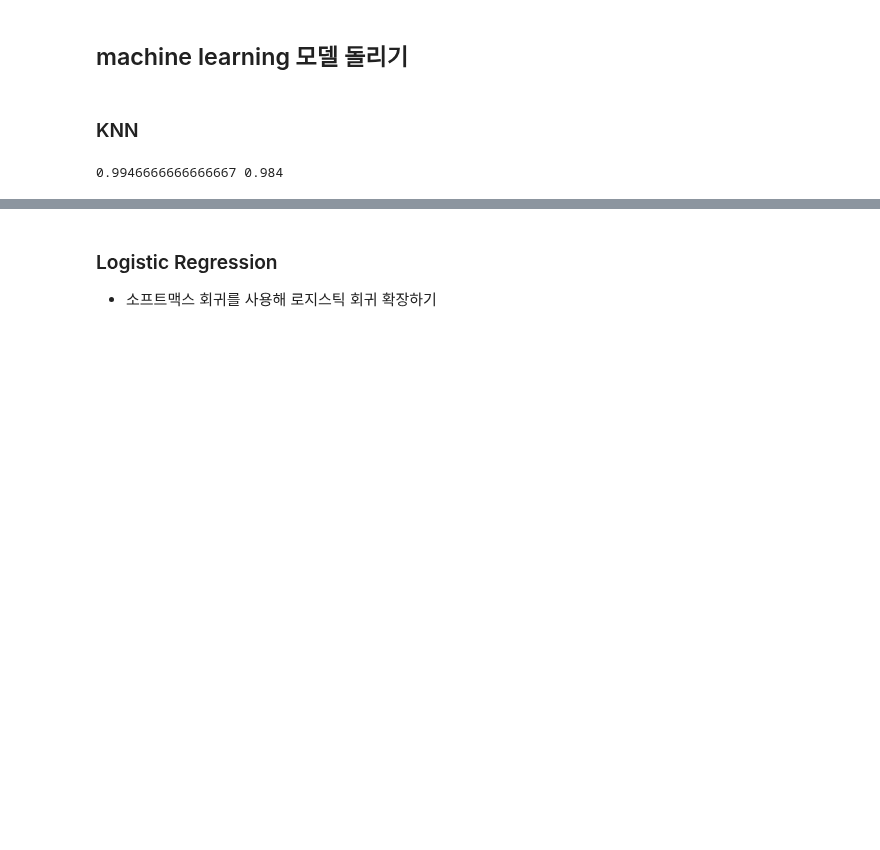
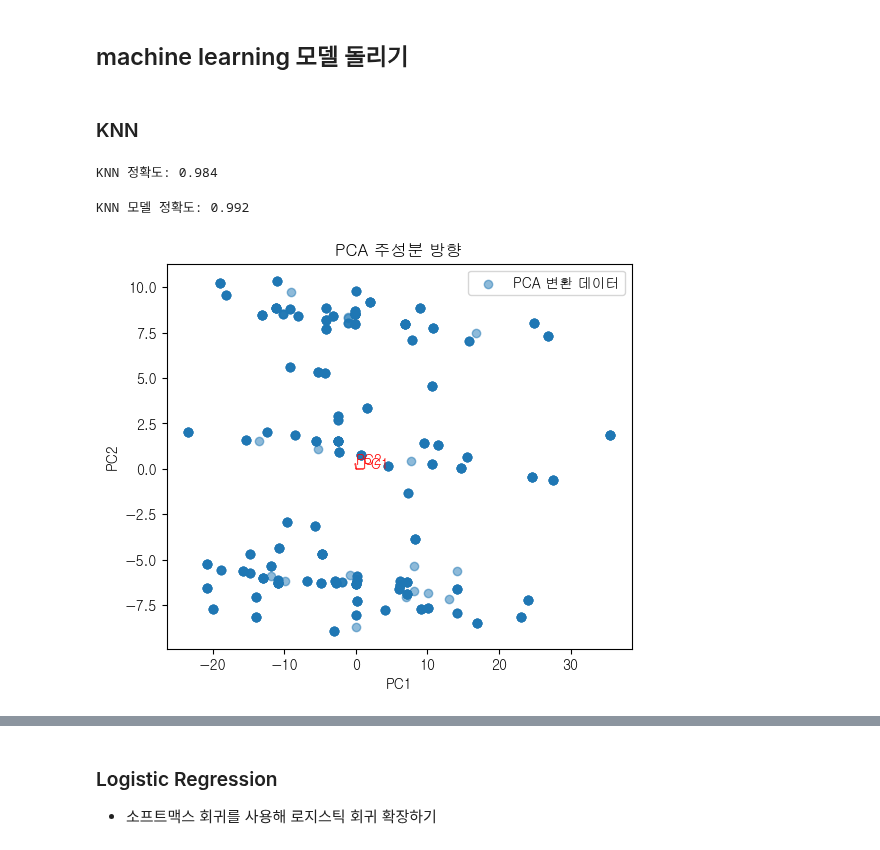
Before and after one commit to encore-SKN11/ML-3Team, a Jupyter notebook: ml_hyg.ipynb, the cells around one changed output, grey strips where cells are left out. Cells and saved outputs as stored; diff of their text form; code cells hidden in the pictures; blank space fills up the shorter version.

```diff
--- a/ml_hyg.ipynb
+++ b/ml_hyg.ipynb
@@ -95,11 +95,47 @@ from sklearn.neighbors import KNeighborsClassifier
 knn = KNeighborsClassifier()
 knn.fit(X_train, y_train)
 
-# y_pred_train = knn.predict(X_train)
-# y_pred_test = knn.predict(X_test)
+knn_score_test = knn.score(X_test, y_test)
 
-knn_score_train = knn.score(X_train, y_train)
-knn_score_test = knn.score(X_test, y_test)
-print(knn_score_train, knn_score_test)
+print(f'KNN 정확도: {knn_score_test}')
 # %% [output]
-0.9946666666666667 0.984
+KNN 정확도: 0.984
+# %%
+from sklearn.model_selection import KFold
+from sklearn.metrics import accuracy_score
+
+kfold = KFold(n_splits=1000, shuffle=True, random_state=42)
+
+cv_accuracy = []
+
+for train_index, val_index in kfold.split(X):
+    X_train, y_train = X.iloc[train_index], y.iloc[train_index]
+    X_val, y_val = X.iloc[val_index], y.iloc[val_index]
+
+    knn.fit(X_train, y_train)
+    y_pred = knn.predict(X_val)
+    acc_score = accuracy_score(y_val, y_pred)
+    cv_accuracy.append(acc_score)
+
+
+print("KNN 모델 정확도:", np.mean(cv_accuracy))
+# %% [output]
+KNN 모델 정확도: 0.992
+# %%
+import matplotlib.pyplot as plt
+
+plt.figure(figsize=(6, 5))
+plt.scatter(X_train_2d[:, 0], X_train_2d[:, 1], alpha=0.5, label="PCA 변환 데이터")
+
+# 원래 특성 축에 대한 주성분 벡터 그리기
+for i, comp in enumerate(pca.components_):
+    plt.arrow(0, 0, comp[0], comp[1], color='r', alpha=0.7, head_width=0.05)
+    plt.text(comp[0], comp[1], f"PC{i+1}", color='r')
+
+plt.xlabel("PC1")
+plt.ylabel("PC2")
+plt.legend()
+plt.title("PCA 주성분 방향")
+plt.show()
+# %% [output]
+[figure, added]
```
Also changed, not shown: parts of 34 cells of this notebook.
